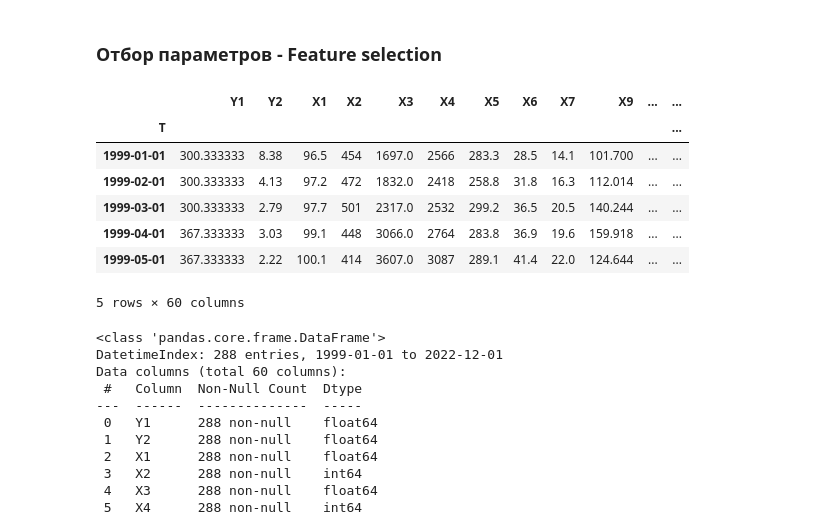
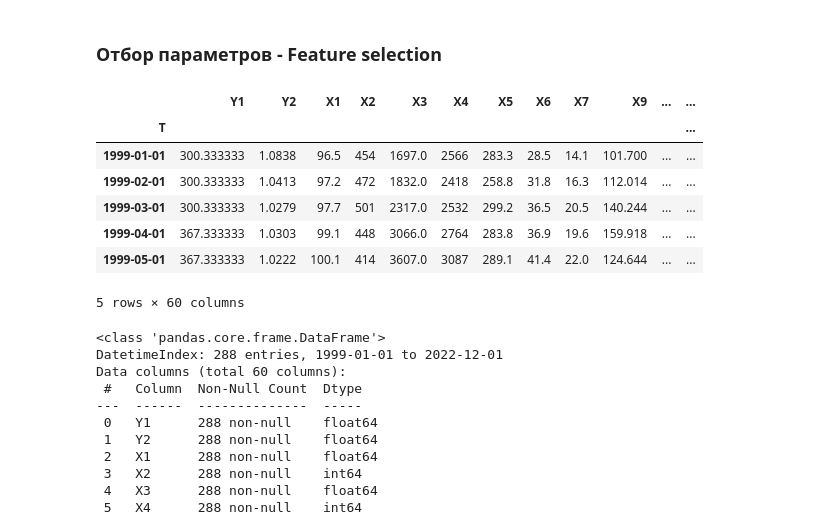
Before and after one commit to ras-internship/colabs, a Jupyter notebook: "Анализ_и_отбор_параметров_Feature_Selection_ipynb".ipynb, the cells around one changed output. Cells and saved outputs as stored; diff of their text form; code cells hidden in the pictures.

```diff
--- a/"Анализ_и_отбор_параметров_Feature_Selection_ipynb".ipynb
+++ b/"Анализ_и_отбор_параметров_Feature_Selection_ipynb".ipynb
@@ -19,23 +19,27 @@ from sklearn.feature_selection import chi2
 # %%
 # Задаем имена файлов и листов
 
 file_path = 'Обраб_Сводная_База_МЭП_DIMAR.xlsx'
 sheet_Base = 'База'
 sheet_DicPar = 'Словарь_параметров'
 NameData_row = 'Т'
 
 # Читаем данные с листов
 data = pd.read_excel(file_path, sheet_name=sheet_Base, index_col=0)
 df_dic = pd.read_excel(file_path, sheet_name=sheet_DicPar)
+
+#!!! Преозразуем инфляцию в зоны положительных чисел
+data['Y2'] = (data['Y2'] + 100) / 100
+
 data.head()
 # %% [output]
 |  | Y1 | Y2 | X1 | X2 | X3 | X4 | X5 | X6 | X7 | X9 | ... | ... |
 | Т |  |  |  |  |  |  |  |  |  |  |  | ... |
-| 1999-01-01 | 300.333333 | 8.38 | 96.5 | 454 | 1697.0 | 2566 | 283.3 | 28.5 | 14.1 | 101.700 | ... | ... |
-| 1999-02-01 | 300.333333 | 4.13 | 97.2 | 472 | 1832.0 | 2418 | 258.8 | 31.8 | 16.3 | 112.014 | ... | ... |
-| 1999-03-01 | 300.333333 | 2.79 | 97.7 | 501 | 2317.0 | 2532 | 299.2 | 36.5 | 20.5 | 140.244 | ... | ... |
-| 1999-04-01 | 367.333333 | 3.03 | 99.1 | 448 | 3066.0 | 2764 | 283.8 | 36.9 | 19.6 | 159.918 | ... | ... |
-| 1999-05-01 | 367.333333 | 2.22 | 100.1 | 414 | 3607.0 | 3087 | 289.1 | 41.4 | 22.0 | 124.644 | ... | ... |
+| 1999-01-01 | 300.333333 | 1.0838 | 96.5 | 454 | 1697.0 | 2566 | 283.3 | 28.5 | 14.1 | 101.700 | ... | ... |
+| 1999-02-01 | 300.333333 | 1.0413 | 97.2 | 472 | 1832.0 | 2418 | 258.8 | 31.8 | 16.3 | 112.014 | ... | ... |
+| 1999-03-01 | 300.333333 | 1.0279 | 97.7 | 501 | 2317.0 | 2532 | 299.2 | 36.5 | 20.5 | 140.244 | ... | ... |
+| 1999-04-01 | 367.333333 | 1.0303 | 99.1 | 448 | 3066.0 | 2764 | 283.8 | 36.9 | 19.6 | 159.918 | ... | ... |
+| 1999-05-01 | 367.333333 | 1.0222 | 100.1 | 414 | 3607.0 | 3087 | 289.1 | 41.4 | 22.0 | 124.644 | ... | ... |
 5 rows × 60 columns
 # %%
 data.info()
```
Also changed, not shown: parts of 13 cells of this notebook.
